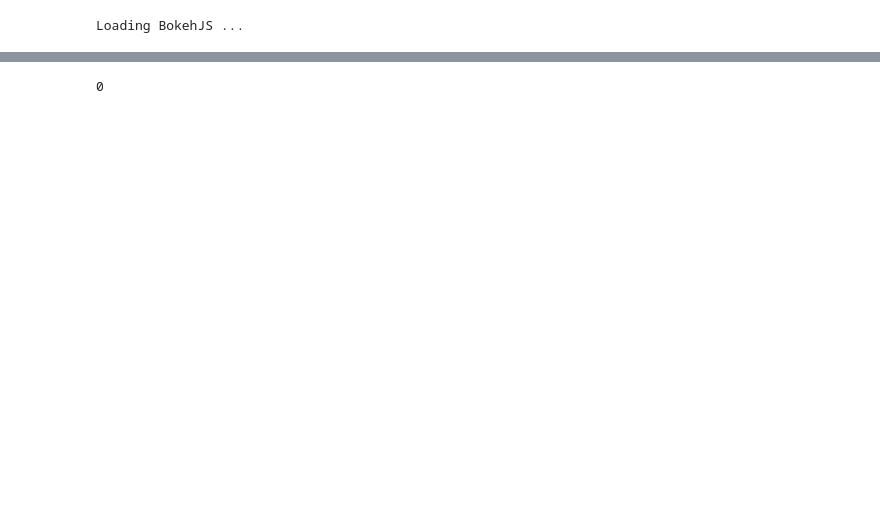
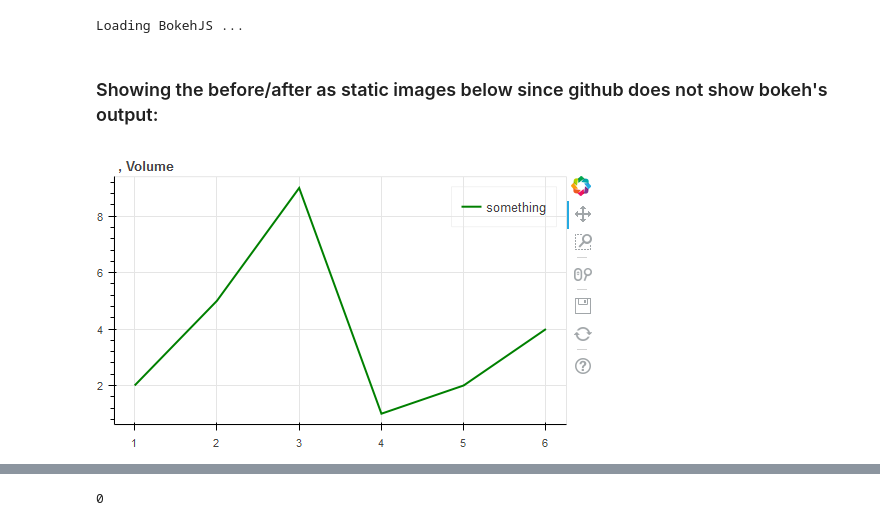
Before and after one commit to afonit/step_line, a Jupyter notebook: bokeh_step_line.ipynb, the cells around one changed output, grey strips where cells are left out. Cells and saved outputs as stored; diff of their text form; code cells hidden in the pictures; blank space fills up the shorter version.

Commit message:
added in some static images so it is viewable on github

```diff
--- a/bokeh_step_line.ipynb
+++ b/bokeh_step_line.ipynb
@@ -7,3 +8,9 @@ import math
 output_notebook()
 # %% [output]
 Loading BokehJS ...
+# %% [markdown]
+### Showing the before/after as static images below since github does not show bokeh's output:
+# %%
+Image("./images/before.png")
+# %% [output]
+[figure, added]
```
Also changed, not shown: parts of 2 cells of this notebook, 2 other files.
